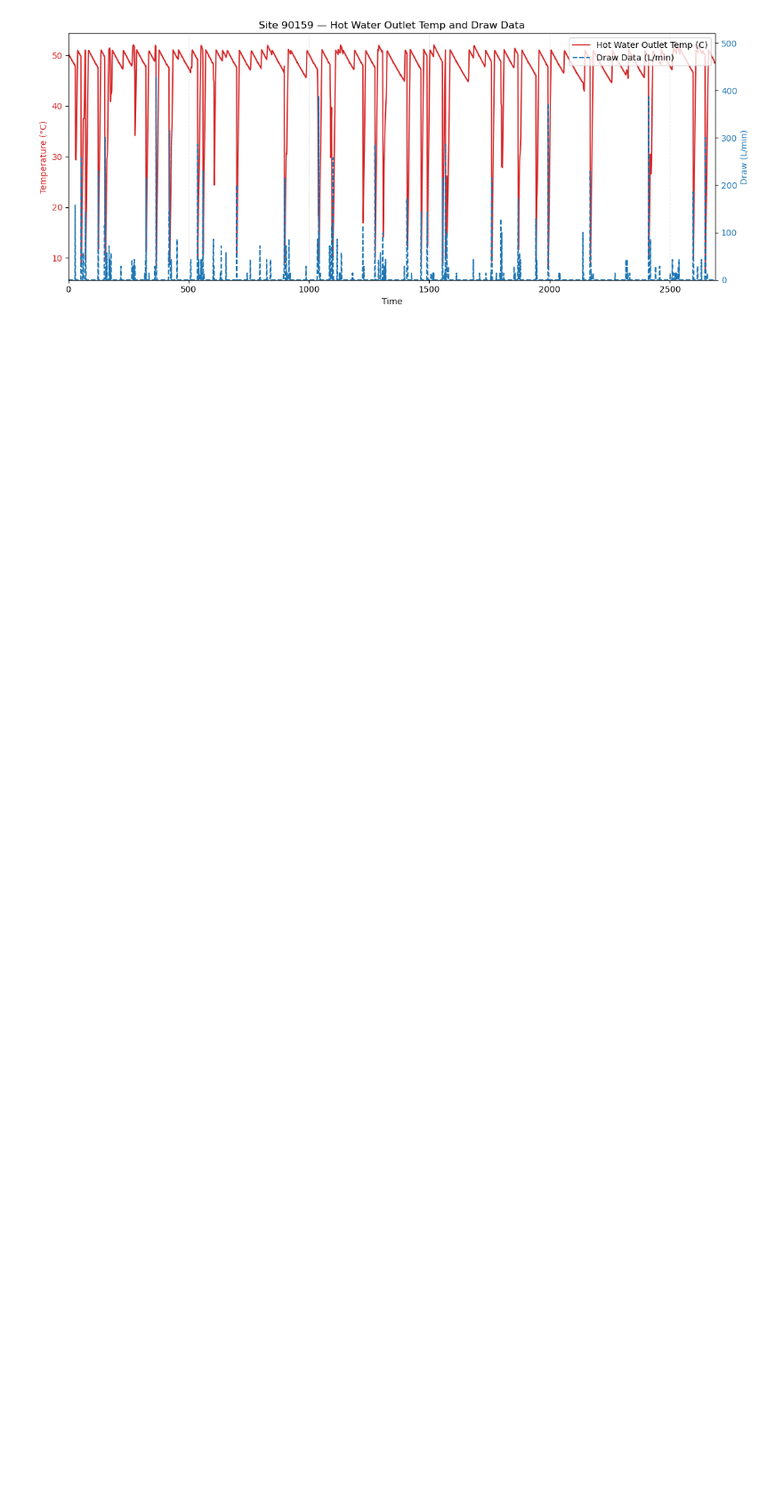
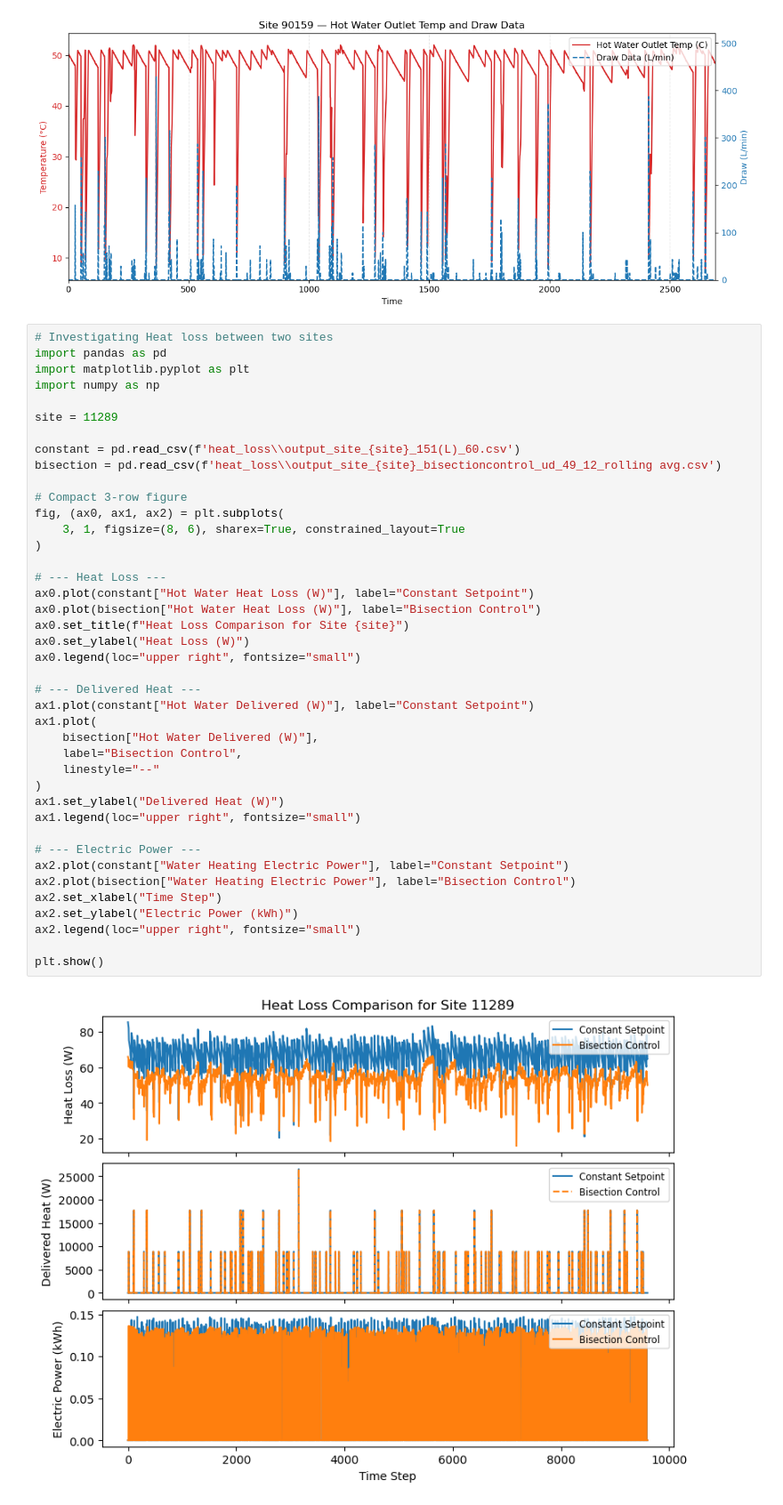
Before and after one commit to NREL/OCHRE, a Jupyter notebook: bin/generate_graphics.ipynb, the cells around one changed output. Shown at 89% size. Saved outputs shown, nothing was run; the diff lists cells and outputs as text; blank space fills up the shorter version.

```diff
--- a/bin/generate_graphics.ipynb
+++ b/bin/generate_graphics.ipynb
@@ -1096,3 +1110,46 @@ plt.show()
 # map full-scale tick po1day
 # %% [output]
 [figure]
+# %%
+# Investigating Heat loss between two sites
+import pandas as pd
+import matplotlib.pyplot as plt
+import numpy as np
+
+site = 11289
+
+constant = pd.read_csv(f'heat_loss\\output_site_{site}_151(L)_60.csv')
+bisection = pd.read_csv(f'heat_loss\\output_site_{site}_bisectioncontrol_ud_49_12_rolling avg.csv')
+
+# Compact 3-row figure
+fig, (ax0, ax1, ax2) = plt.subplots(
+    3, 1, figsize=(8, 6), sharex=True, constrained_layout=True
+)
+
+# --- Heat Loss ---
+ax0.plot(constant["Hot Water Heat Loss (W)"], label="Constant Setpoint")
+ax0.plot(bisection["Hot Water Heat Loss (W)"], label="Bisection Control")
+ax0.set_title(f"Heat Loss Comparison for Site {site}")
+ax0.set_ylabel("Heat Loss (W)")
+ax0.legend(loc="upper right", fontsize="small")
+
+# --- Delivered Heat ---
+ax1.plot(constant["Hot Water Delivered (W)"], label="Constant Setpoint")
+ax1.plot(
+    bisection["Hot Water Delivered (W)"],
+    label="Bisection Control",
+    linestyle="--"
+)
+ax1.set_ylabel("Delivered Heat (W)")
+ax1.legend(loc="upper right", fontsize="small")
+
+# --- Electric Power ---
+ax2.plot(constant["Water Heating Electric Power"], label="Constant Setpoint")
+ax2.plot(bisection["Water Heating Electric Power"], label="Bisection Control")
+ax2.set_xlabel("Time Step")
+ax2.set_ylabel("Electric Power (kWh)")
+ax2.legend(loc="upper right", fontsize="small")
+
+plt.show()
+# %% [output]
+[figure, added]
```
Also changed, not shown: parts of 6 cells of this notebook.
